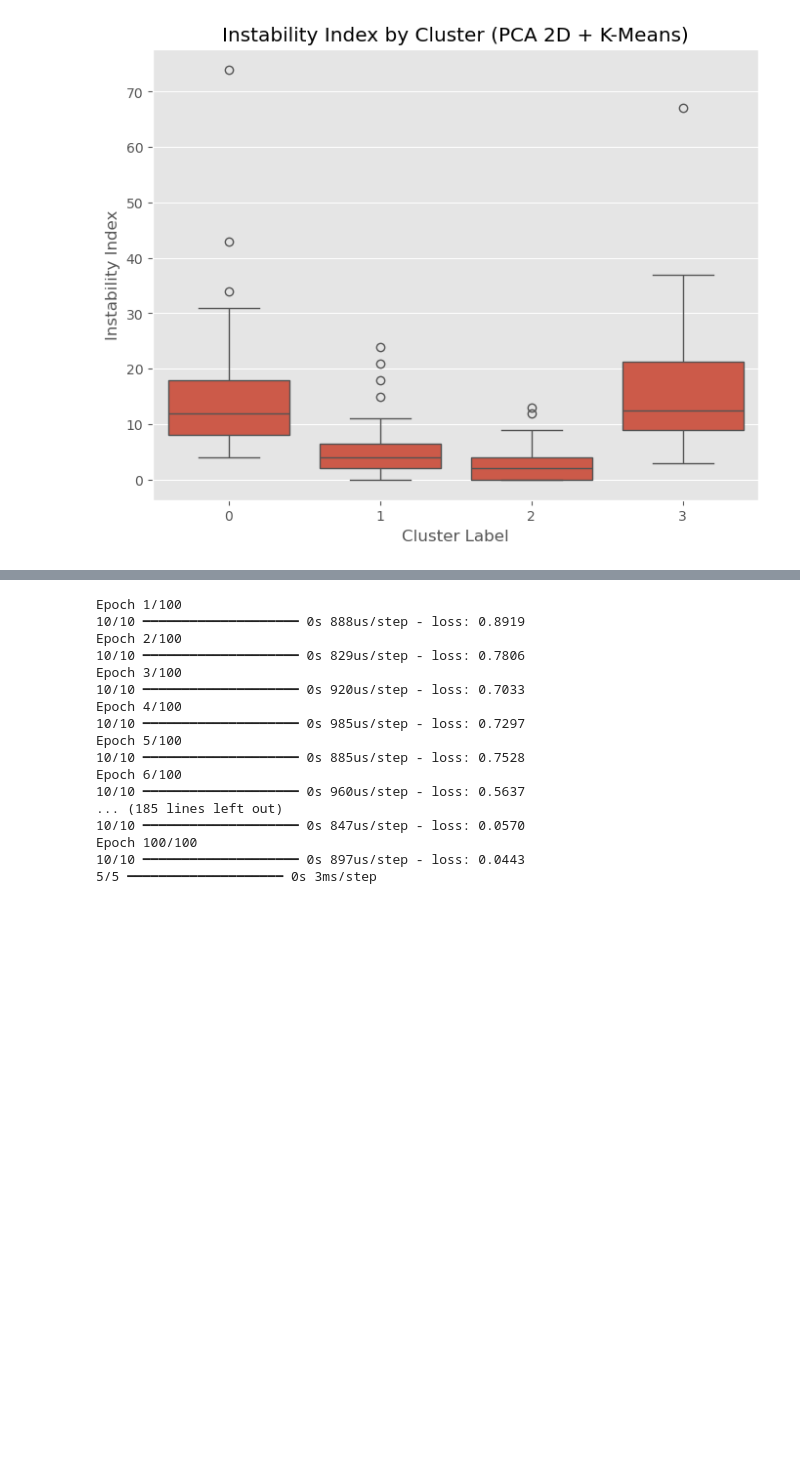
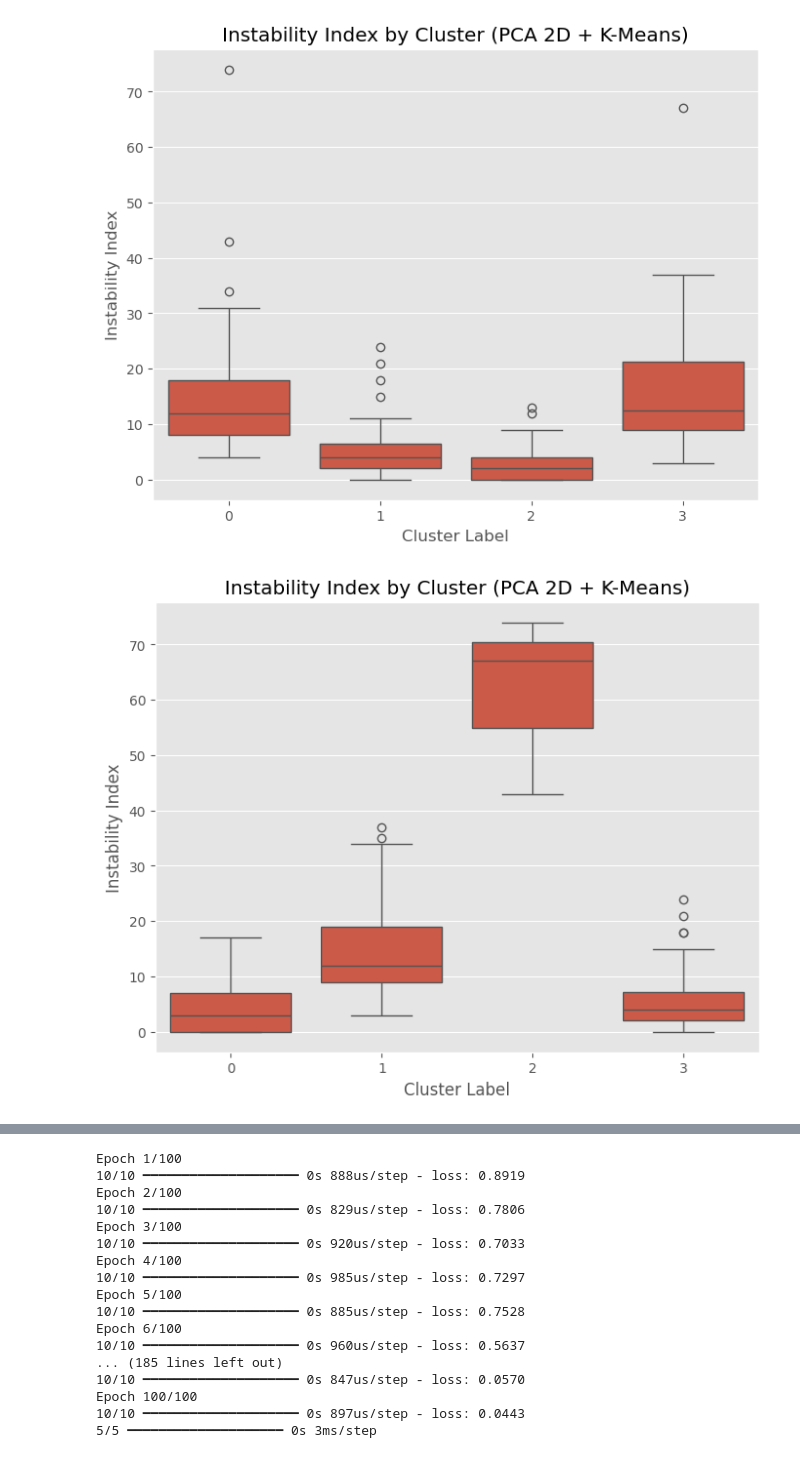
Before and after one commit to yhernandezm05/Final_project_data221, a Jupyter notebook: FInal_project.ipynb, the cells around one changed output, grey strips where cells are left out. Cells and saved outputs as stored; diff of their text form; code cells hidden in the pictures; blank space fills up the shorter version.

```diff
--- a/FInal_project.ipynb
+++ b/FInal_project.ipynb
@@ -581,3 +717,21 @@ plt.title("Instability Index by Cluster (PCA 2D + K-Means)")
 plt.show()
 # %% [output]
 [figure]
+# %%
+#| label: instability-index-clustering3d
+#| echo: false
+#| fig-cap: "Instability index distribution by cluster"
+
+# Dariel
+######################################
+#     Clustering against outcome     #
+######################################
+# 'y' is the instability index
+plt.figure(figsize=(8,6))
+sns.boxplot(x=clusters_3d, y=y)
+plt.xlabel("Cluster Label")
+plt.ylabel("Instability Index")
+plt.title("Instability Index by Cluster (PCA 2D + K-Means)")
+plt.show()
+# %% [output]
+[figure, added]
```
Also changed, not shown: parts of 47 cells of this notebook, 43 other files.
